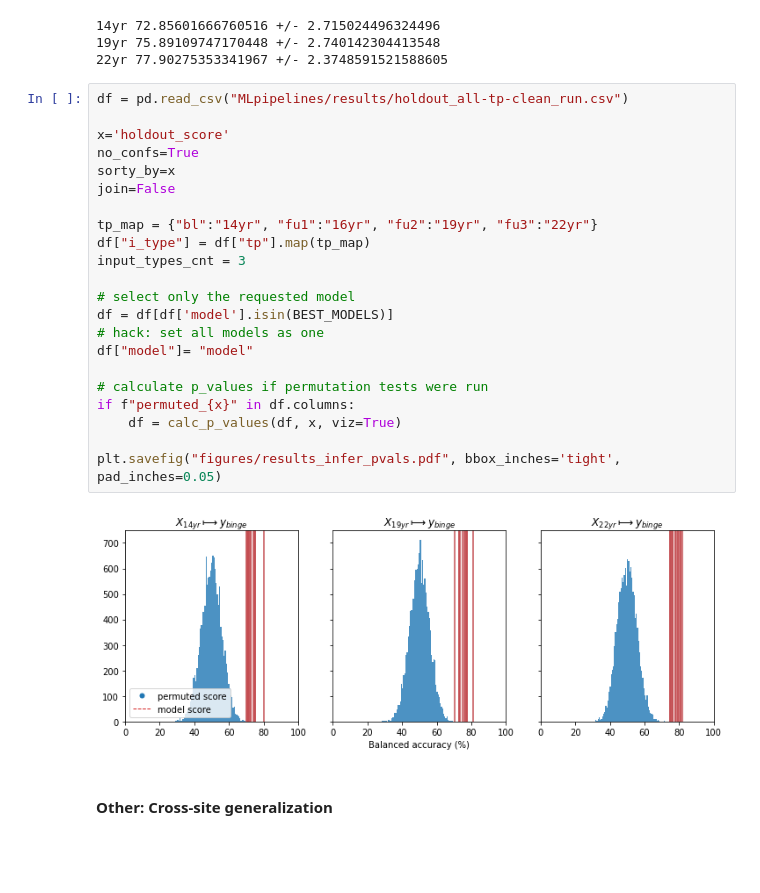
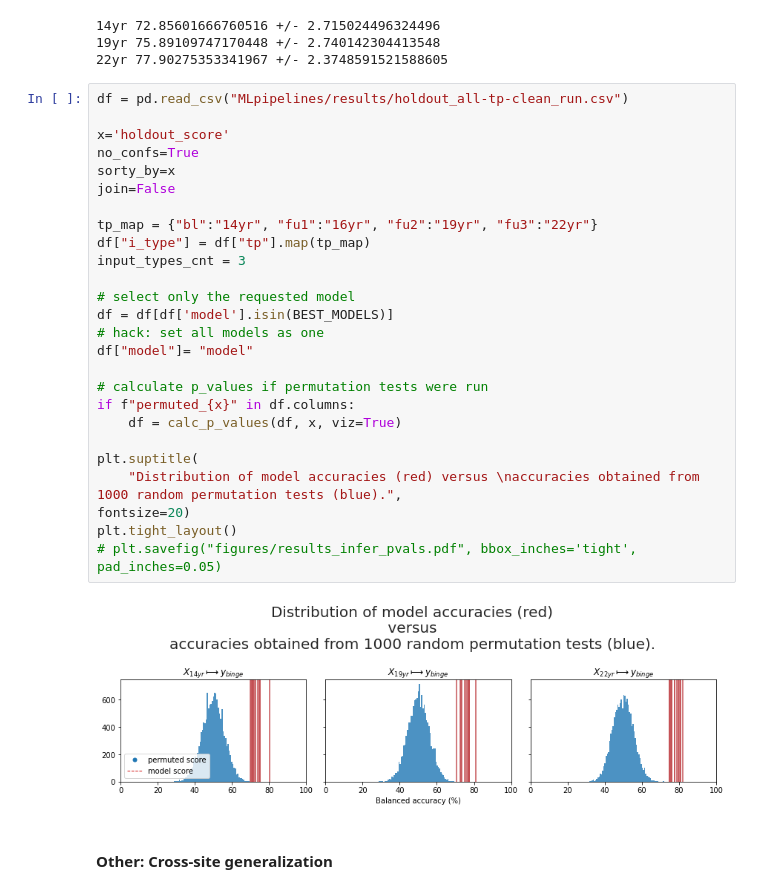
Before and after one commit to RoshanRane/ML_for_IMAGEN, a Jupyter notebook: generate_figures.ipynb, the cells around one changed output. Cells and saved outputs as stored; diff of their text form; blank space fills up the shorter version.

Commit message:
Figures edited during eLife review

```diff
--- a/generate_figures.ipynb
+++ b/generate_figures.ipynb
@@ -554,27 +557,31 @@ for g, dfi in df.groupby(["i_type"]):
 # %%
 df = pd.read_csv("MLpipelines/results/holdout_all-tp-clean_run.csv")
 
 x='holdout_score'
 no_confs=True
 sorty_by=x
 join=False
 
 tp_map = {"bl":"14yr", "fu1":"16yr", "fu2":"19yr", "fu3":"22yr"}
 df["i_type"] = df["tp"].map(tp_map)
 input_types_cnt = 3
 
 # select only the requested model
 df = df[df['model'].isin(BEST_MODELS)]
 # hack: set all models as one
 df["model"]= "model"
 
 # calculate p_values if permutation tests were run
 if f"permuted_{x}" in df.columns:
     df = calc_p_values(df, x, viz=True)
 
-plt.savefig("figures/results_infer_pvals.pdf", bbox_inches='tight', pad_inches=0.05)
+plt.suptitle(
+    "Distribution of model accuracies (red) versus \naccuracies obtained from 1000 random permutation tests (blue).",
+fontsize=20)
+plt.tight_layout()
+# plt.savefig("figures/results_infer_pvals.pdf", bbox_inches='tight', pad_inches=0.05)
 # %% [output]
-[figure, old version]
+[figure, new version]
 # %% [markdown]
 #### Other: Cross-site generalization
 # %%
```
Also changed, not shown: parts of 1 cell of this notebook, 3 other files.
